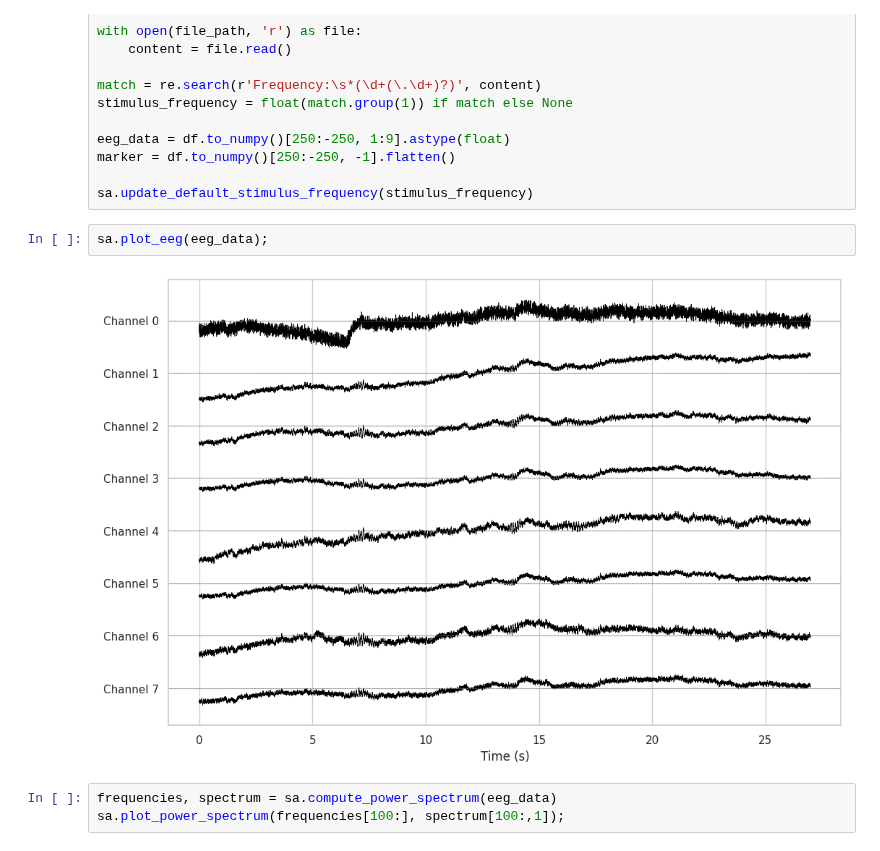
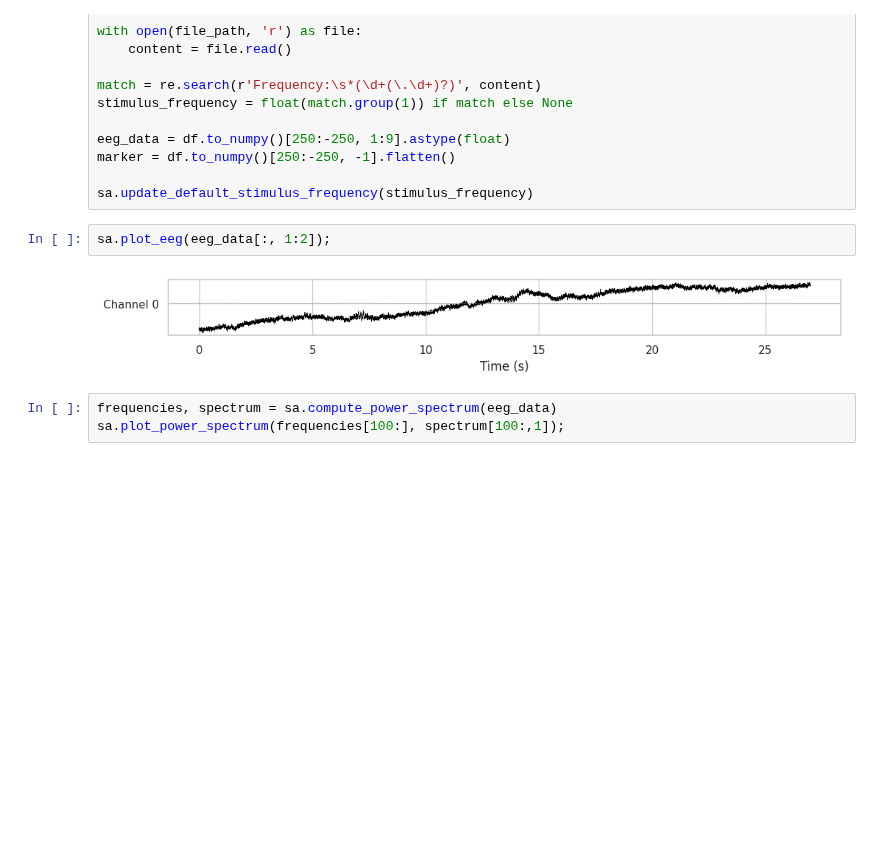
Before and after one commit to TimBerti/ssvep-cvd, a Jupyter notebook: notebooks/gibbs_phenomenon.ipynb, the cells around one changed output. Saved outputs shown, nothing was run; the diff lists cells and outputs as text; blank space fills up the shorter version.

```diff
--- a/notebooks/gibbs_phenomenon.ipynb
+++ b/notebooks/gibbs_phenomenon.ipynb
@@ -23,9 +23,9 @@ marker = df.to_numpy()[250:-250, -1].flatten()
 
 sa.update_default_stimulus_frequency(stimulus_frequency)
 # %%
-sa.plot_eeg(eeg_data);
+sa.plot_eeg(eeg_data[:, 1:2]);
 # %% [output]
-[figure, old version]
+[figure, new version]
 # %%
 frequencies, spectrum = sa.compute_power_spectrum(eeg_data)
 sa.plot_power_spectrum(frequencies[100:], spectrum[100:,1]);
```
Also changed, not shown: parts of 1 cell of this notebook, 2 other files.
